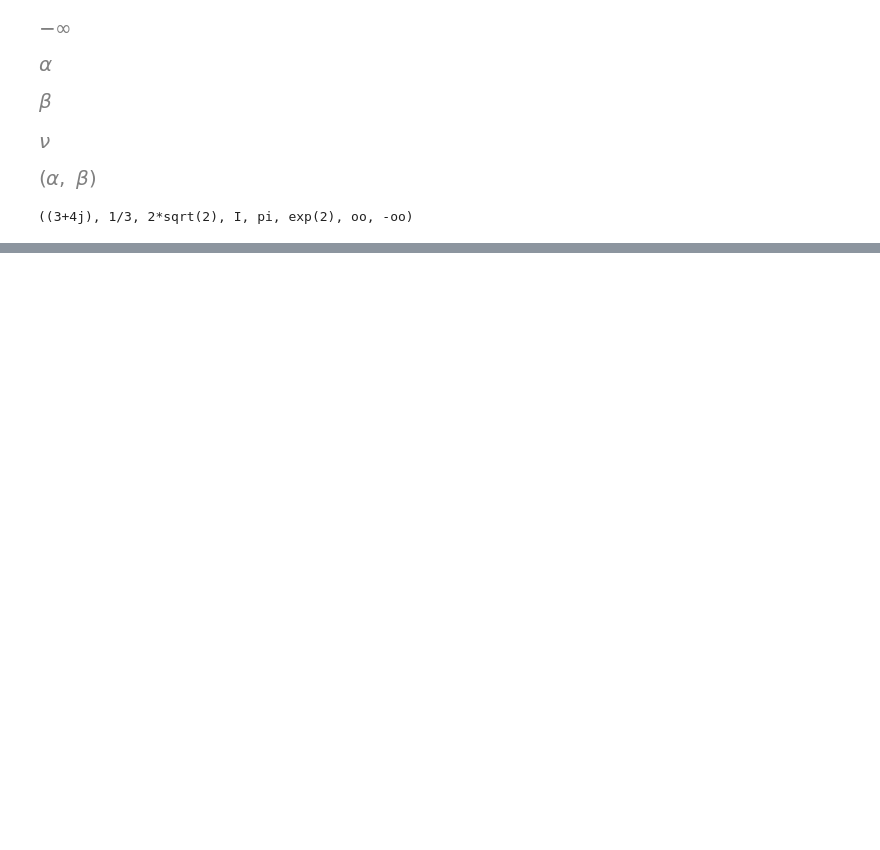
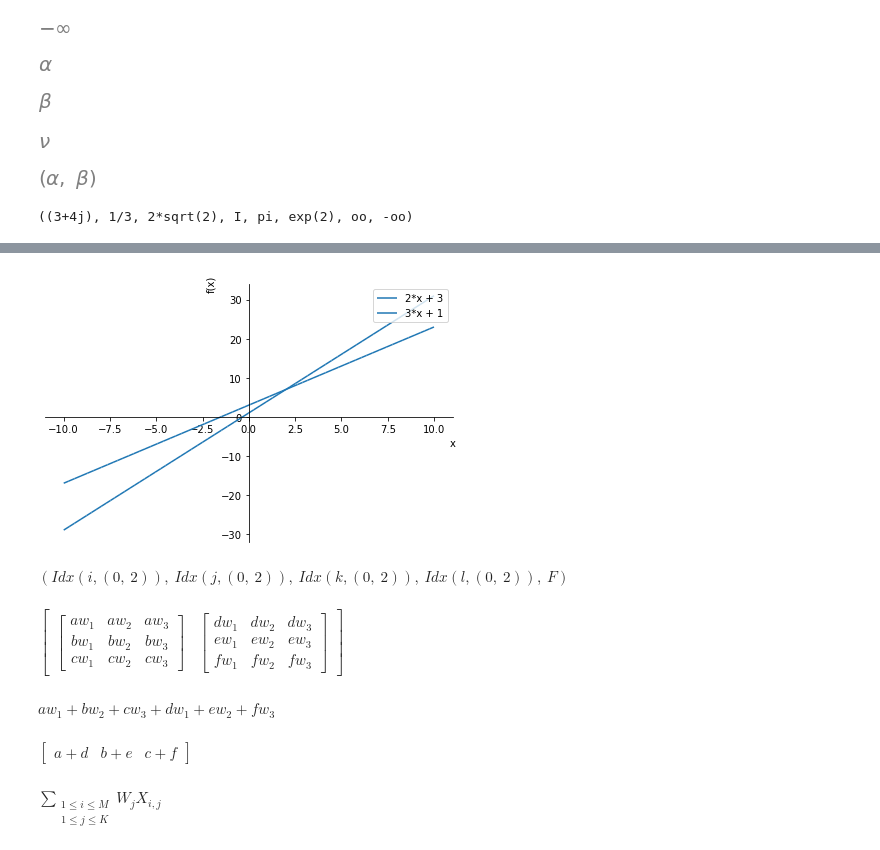
Before and after one commit to partnernetsoftware/ml-lab, a Jupyter notebook: knowledge/tmp.ipynb, the cells around one changed output, grey strips where cells are left out. Saved outputs shown, nothing was run; the diff lists cells and outputs as text; code cells hidden in the pictures; blank space fills up the shorter version.

```diff
--- a/knowledge/tmp.ipynb
+++ b/knowledge/tmp.ipynb
@@ -63,0 +141,46 @@ alpha, beta
+# %%
+from sympy.plotting import plot
+x = symbols('x')
+p = plot(2*x+3, 3*x+1, legend=True, show=False)
+p.show()
+# %% [output]
+[figure, added]
+# %%
+i = tensor.Idx('i',3)
+j = tensor.Idx('j',3)
+k = tensor.Idx('k',3)
+l = tensor.Idx('l',3)
+
+F = MatrixSymbol('F', 3, 3)
+i,j,k,l,F
+# %% [output]
+$\displaystyle \left( Idx\left(i, \left( 0, \  2\right)\right), \  Idx\left(j, \left( 0, \  2\right)\right), \  Idx\left(k, \left( 0, \  2\right)\right), \  Idx\left(l, \left( 0, \  2\right)\right), \  F\right)$
+# %%
+from sympy.tensor.array import *
+var("a,b,c,d,e,f")
+X = Array([[a, b, c], [d, e, f]])
+X
+var("w1,w2,w3")
+W = Array([w1, w2, w3])
+W
+tp = tensorproduct(X, W)
+tp
+# %% [output]
+$\displaystyle \left[\begin{matrix}\left[\begin{matrix}a w_{1} & a w_{2} & a w_{3}\\b w_{1} & b w_{2} & b w_{3}\\c w_{1} & c w_{2} & c w_{3}\end{matrix}\right] & \left[\begin{matrix}d w_{1} & d w_{2} & d w_{3}\\e w_{1} & e w_{2} & e w_{3}\\f w_{1} & f w_{2} & f w_{3}\end{matrix}\right]\end{matrix}\right]$
+# %%
+stc = sum(tensorcontraction(tp, (1, 2)))
+stc
+# %% [output]
+$\displaystyle a w_{1} + b w_{2} + c w_{3} + d w_{1} + e w_{2} + f w_{3}$
+# %%
+derive_by_array(stc, W)
+# %% [output]
+$\displaystyle \left[\begin{matrix}a + d & b + e & c + f\end{matrix}\right]$
+# %%
+X = IndexedBase("X")
+W = IndexedBase("W")
+var("i,j,M,K", integer=True)
+s = Sum(X[i, j]*W[j], (i, 1, M), (j, 1, K))
+s
+# %% [output]
+$\displaystyle \sum_{\substack{1 \leq i \leq M\\1 \leq j \leq K}} {W}_{j} {X}_{i,j}$
```
Also changed, not shown: parts of 16 cells of this notebook.
